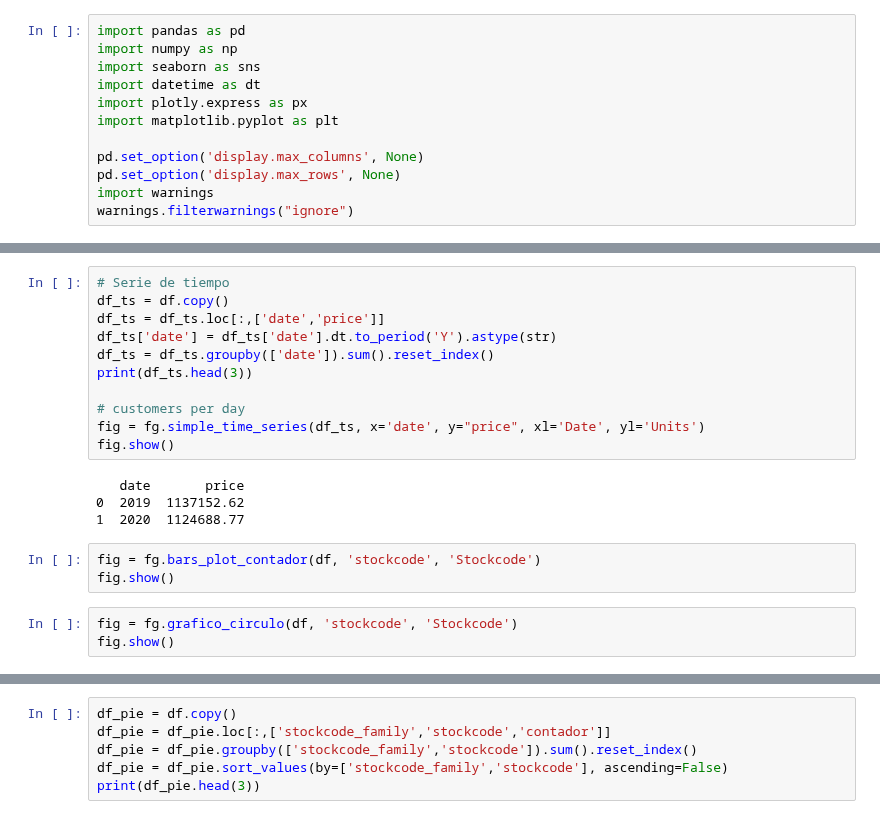
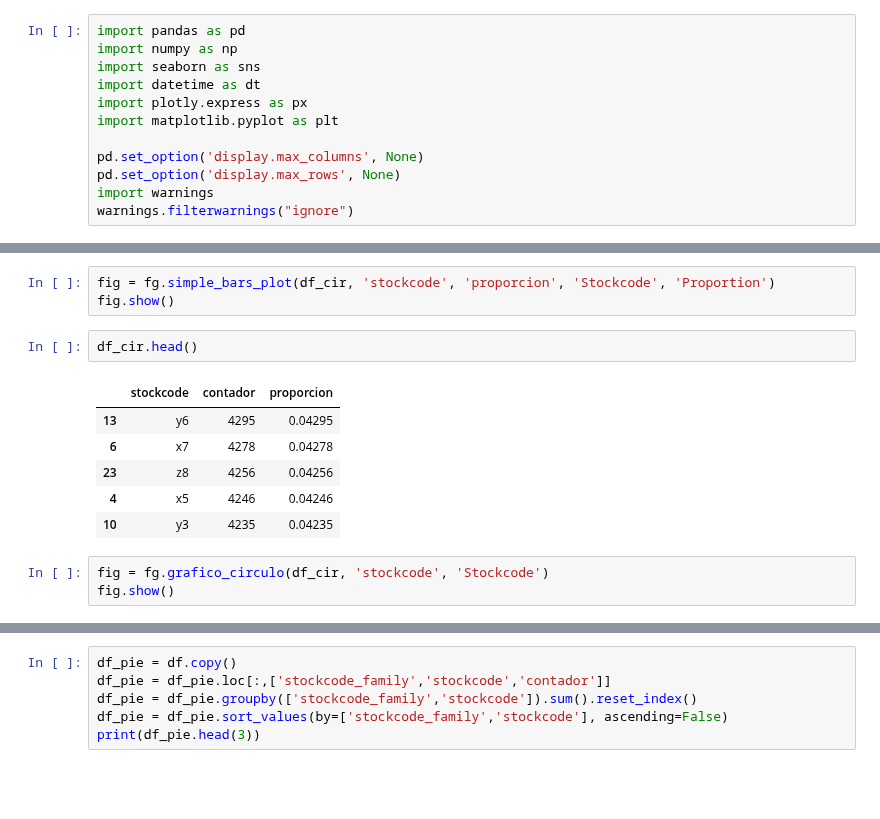
Before and after one commit to oecorrechag/Project-Australia, a Jupyter notebook: notebooks/4.0.0_graficos.ipynb, the cells around one changed output, grey strips where cells are left out. Drawn from its saved outputs; the diff is of its cells as text; blank space fills up the shorter version.

```diff
--- a/notebooks/4.0.0_graficos.ipynb
+++ b/notebooks/4.0.0_graficos.ipynb
@@ -166,21 +149,15 @@ fig.show()
-# %%
-# Serie de tiempo
-df_ts = df.copy()
-df_ts = df_ts.loc[:,['date','price']]
-df_ts['date'] = df_ts['date'].dt.to_period('Y').astype(str)
-df_ts = df_ts.groupby(['date']).sum().reset_index()
-print(df_ts.head(3))
-
-# customers per day
-fig = fg.simple_time_series(df_ts, x='date', y="price", xl='Date', yl='Units')
-fig.show()
-# %% [output]
-   date       price
-0  2019  1137152.62
-1  2020  1124688.77
+# %%
+fig = fg.simple_bars_plot(df_cir, 'stockcode', 'proporcion', 'Stockcode', 'Proportion')
+fig.show()
+# %%
+df_cir.head()
+# %% [output]
+|  | stockcode | contador | proporcion |
+| 13 | y6 | 4295 | 0.04295 |
+| 6 | x7 | 4278 | 0.04278 |
+| 23 | z8 | 4256 | 0.04256 |
+| 4 | x5 | 4246 | 0.04246 |
+| 10 | y3 | 4235 | 0.04235 |
 # %%
-fig = fg.bars_plot_contador(df, 'stockcode', 'Stockcode')
+fig = fg.grafico_circulo(df_cir, 'stockcode', 'Stockcode')
 fig.show()
-# %%
-fig = fg.grafico_circulo(df, 'stockcode', 'Stockcode')
-fig.show()
```
Also changed, not shown: parts of 23 cells of this notebook, 7 other files.
